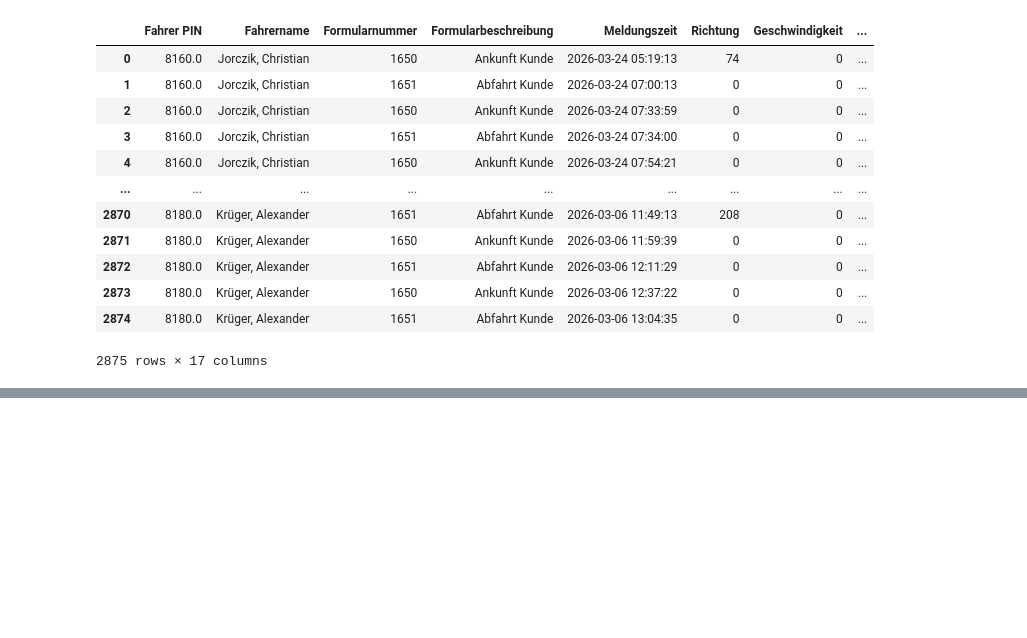
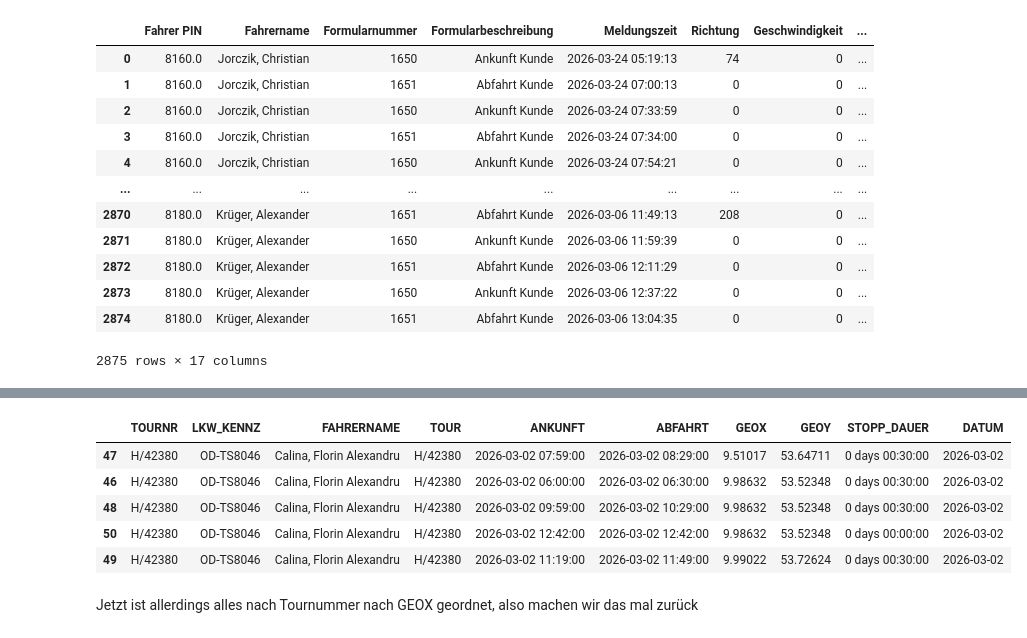
Before and after one commit to junguy01/transport_optimization, a Jupyter notebook: Application_neustes.ipynb, the cells around one changed output, grey strips where cells are left out. Cells and saved outputs as stored; diff of their text form; code cells hidden in the pictures; blank space fills up the shorter version.

```diff
--- a/Application_neustes.ipynb
+++ b/Application_neustes.ipynb
@@ -847,0 +920,11 @@ df_ist_merged
+# %%
+df_filtered[df_filtered['TOURNR'] == "H/42380"]
+# %% [output]
+|  | TOURNR | LKW_KENNZ | FAHRERNAME | TOUR | ANKUNFT | ABFAHRT | GEOX | GEOY | STOPP_DAUER | DATUM |
+| 47 | H/42380 | OD-TS8046 | Calina, Florin Alexandru | H/42380 | 2026-03-02 07:59:00 | 2026-03-02 08:29:00 | 9.51017 | 53.64711 | 0 days 00:30:00 | 2026-03-02 |
+| 46 | H/42380 | OD-TS8046 | Calina, Florin Alexandru | H/42380 | 2026-03-02 06:00:00 | 2026-03-02 06:30:00 | 9.98632 | 53.52348 | 0 days 00:30:00 | 2026-03-02 |
+| 48 | H/42380 | OD-TS8046 | Calina, Florin Alexandru | H/42380 | 2026-03-02 09:59:00 | 2026-03-02 10:29:00 | 9.98632 | 53.52348 | 0 days 00:30:00 | 2026-03-02 |
+| 50 | H/42380 | OD-TS8046 | Calina, Florin Alexandru | H/42380 | 2026-03-02 12:42:00 | 2026-03-02 12:42:00 | 9.98632 | 53.52348 | 0 days 00:00:00 | 2026-03-02 |
+| 49 | H/42380 | OD-TS8046 | Calina, Florin Alexandru | H/42380 | 2026-03-02 11:19:00 | 2026-03-02 11:49:00 | 9.99022 | 53.72624 | 0 days 00:30:00 | 2026-03-02 |
+# %% [markdown]
+Jetzt ist allerdings alles nach Tournummer nach GEOX geordnet, also machen wir das mal zurück
```
Also changed, not shown: parts of 10 cells of this notebook.
